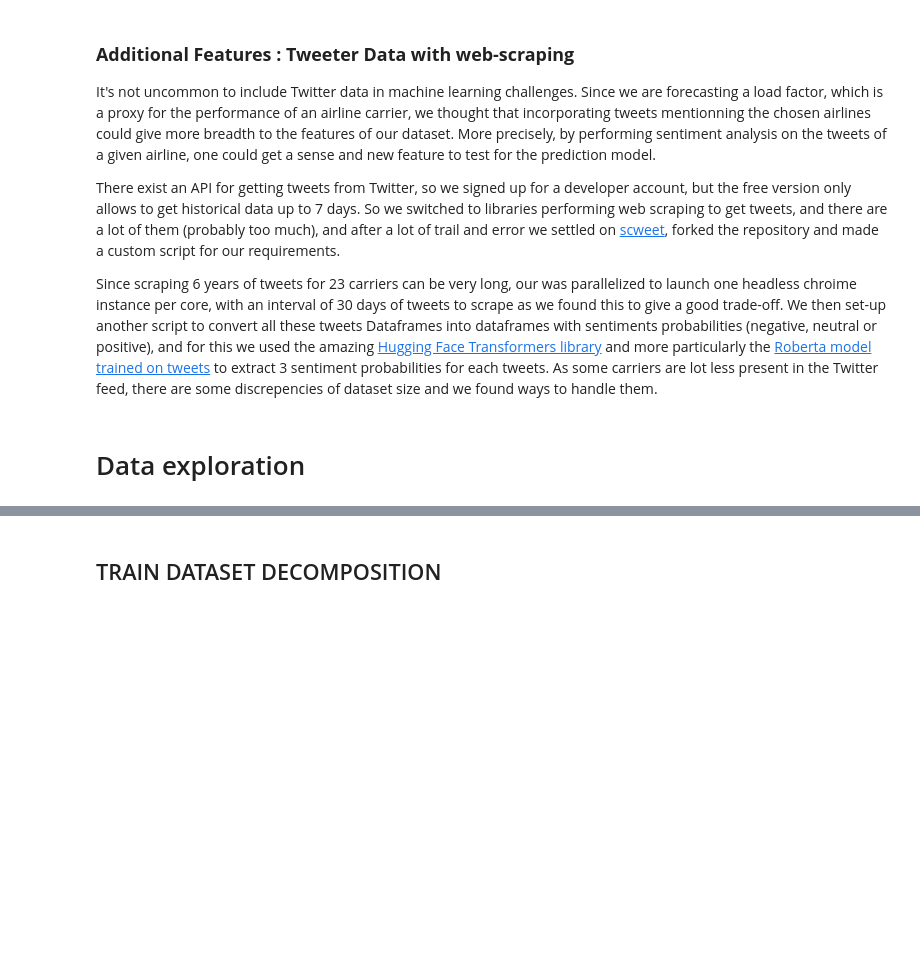
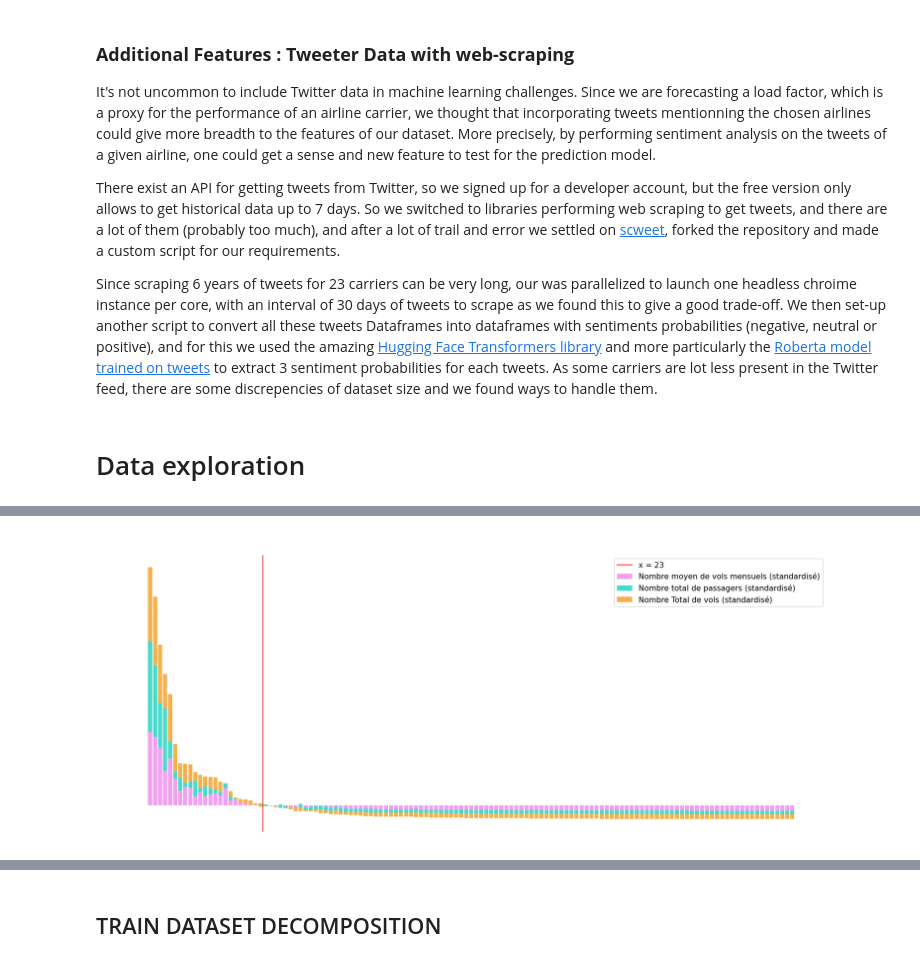
Before and after one commit to alexZajac/airlines_performance, a Jupyter notebook: airlines_performance.ipynb, the cells around one changed output, grey strips where cells are left out. Drawn from its saved outputs; the diff is of its cells as text; code cells hidden in the pictures; blank space fills up the shorter version.

```diff
--- a/airlines_performance.ipynb
+++ b/airlines_performance.ipynb
@@ -165,0 +168,12 @@ plt.rcParams.update(params)
+# %%
+count_flights = main_df.groupby(['UNIQUE_CARRIER_NAME', 'DATE'])['PASSENGERS'].count().reset_index(name = 'NB_FLIGHTS')
+count_flights_f = count_flights.groupby(['UNIQUE_CARRIER_NAME'])['NB_FLIGHTS'].mean().reset_index(name = 'MOY_NB_FLIGHTS').sort_values('MOY_NB_FLIGHTS', ascending = False)
+tot_pass = count_flights_f.merge(main_df.groupby(['UNIQUE_CARRIER_NAME'])['PASSENGERS'].sum().reset_index(name = 'TOT_PASS_FLIGHTS').reset_index(drop=True), on= ['UNIQUE_CARRIER_NAME']).sort_values('TOT_PASS_FLIGHTS', ascending = False)
+tot_nb_flights = tot_pass.merge(main_df.groupby(['UNIQUE_CARRIER_NAME'])['PASSENGERS'].count().reset_index(name = 'TOT_NB_FLIGHTS').reset_index(drop=True), on=['UNIQUE_CARRIER_NAME']).sort_values('TOT_NB_FLIGHTS', ascending = False)
+# %%
+airlines_choice = tot_nb_flights.copy()
+scaler = StandardScaler()
+airlines_choice.iloc[:, 1:] = scaler.fit_transform(airlines_choice.iloc[:, 1:])
+airlines_choice['TOTAL'] = airlines_choice['MOY_NB_FLIGHTS'] + airlines_choice['TOT_PASS_FLIGHTS'] + airlines_choice['TOT_NB_FLIGHTS']
+airlines_choice.sort_values('TOTAL', ascending=False, inplace=True)
+airlines_choice.head()
@@ -165,0 +187,11 @@ plt.rcParams.update(params)
+# %%
+fig, ax = plt.subplots(figsize=(25, 10))
+ax.bar(airlines_choice['UNIQUE_CARRIER_NAME'], airlines_choice['MOY_NB_FLIGHTS'], color = 'C1', label = 'Nombre moyen de vols mensuels (standardisé)')
+ax.bar(airlines_choice['UNIQUE_CARRIER_NAME'], airlines_choice['TOT_PASS_FLIGHTS'], bottom = airlines_choice['MOY_NB_FLIGHTS'], color = 'C2', label = 'Nombre total de passagers (standardisé)')
+ax.bar(airlines_choice['UNIQUE_CARRIER_NAME'], airlines_choice['TOT_NB_FLIGHTS'], bottom = airlines_choice['MOY_NB_FLIGHTS'] + airlines_choice['TOT_PASS_FLIGHTS'], color = 'C3', label = 'Nombre Total de vols (standardisé)')
+ax.axvline(x=22.5, color='r', linestyle='-', label = 'x = 23')
+ax.legend(prop={'size': 15})
+ax.set_title("Histogramme des compagnies aériennes classées selon les 3 critères sur la période 2014-2020", fontsize = 15, pad = 25)
+fig.show()
+# %% [output]
+[figure, added]
```
Also changed, not shown: parts of 9 cells of this notebook.
